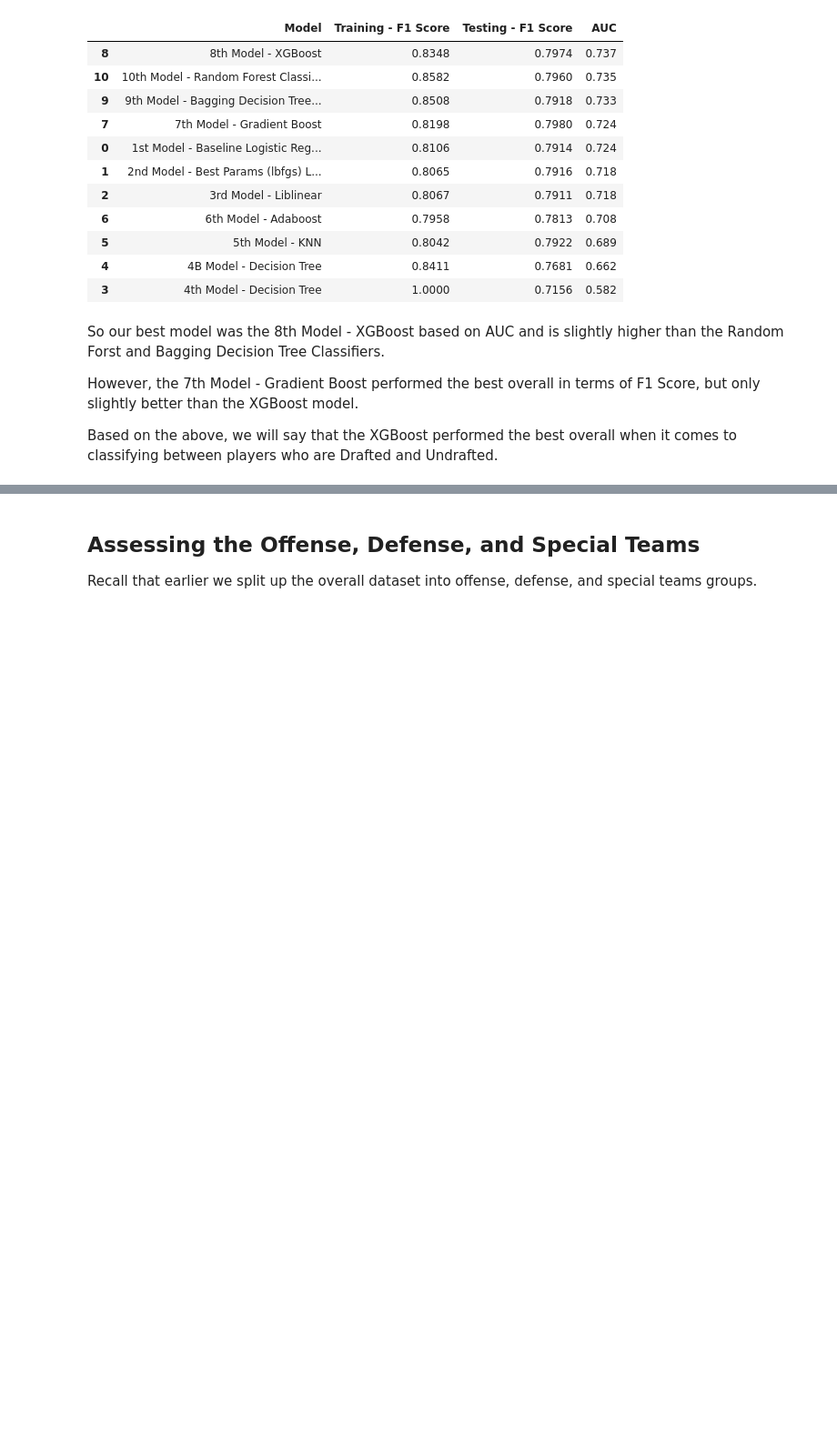
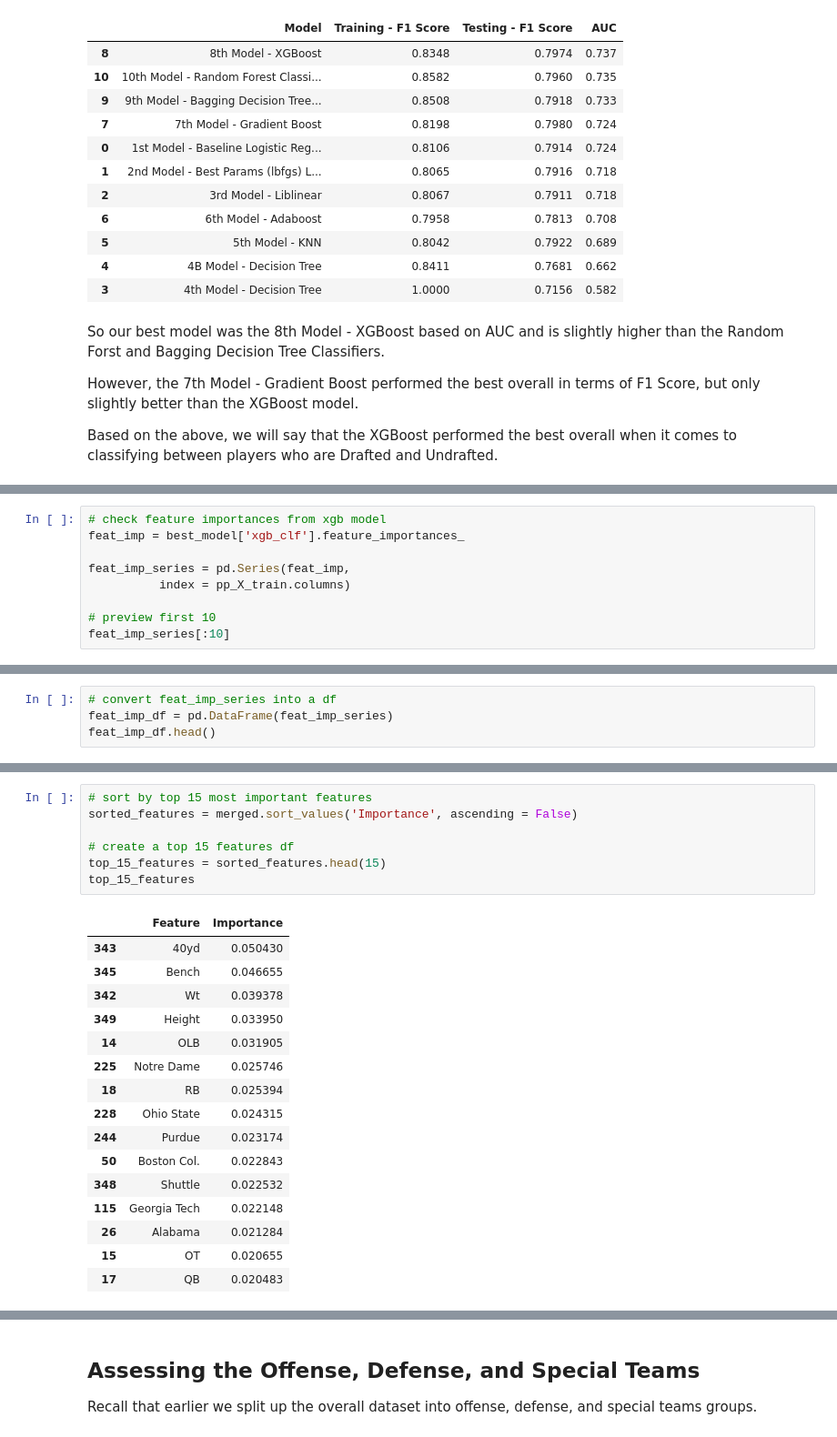
Before and after one commit to eric8395/NFL-Combine-Draft-Classification, a Jupyter notebook: NFL Combine Draft Classification.ipynb, the cells around one changed output, grey strips where cells are left out. Shown at 91% size. Drawn from its saved outputs; the diff is of its cells as text; blank space fills up the shorter version.

```diff
--- a/NFL Combine Draft Classification.ipynb
+++ b/NFL Combine Draft Classification.ipynb
@@ -1975,0 +2027,9 @@ Based on the above, we will say that the XGBoost performed the best overall when
+# %%
+# check feature importances from xgb model
+feat_imp = best_model['xgb_clf'].feature_importances_
+
+feat_imp_series = pd.Series(feat_imp,
+          index = pp_X_train.columns)
+
+# preview first 10
+feat_imp_series[:10]
@@ -1975,0 +2065,4 @@ Based on the above, we will say that the XGBoost performed the best overall when
+# %%
+# convert feat_imp_series into a df
+feat_imp_df = pd.DataFrame(feat_imp_series)
+feat_imp_df.head()
@@ -1975,0 +2090,24 @@ Based on the above, we will say that the XGBoost performed the best overall when
+# %%
+# sort by top 15 most important features
+sorted_features = merged.sort_values('Importance', ascending = False)
+
+# create a top 15 features df
+top_15_features = sorted_features.head(15)
+top_15_features
+# %% [output]
+|  | Feature | Importance |
+| 343 | 40yd | 0.050430 |
+| 345 | Bench | 0.046655 |
+| 342 | Wt | 0.039378 |
+| 349 | Height | 0.033950 |
+| 14 | OLB | 0.031905 |
+| 225 | Notre Dame | 0.025746 |
+| 18 | RB | 0.025394 |
+| 228 | Ohio State | 0.024315 |
+| 244 | Purdue | 0.023174 |
+| 50 | Boston Col. | 0.022843 |
+| 348 | Shuttle | 0.022532 |
+| 115 | Georgia Tech | 0.022148 |
+| 26 | Alabama | 0.021284 |
+| 15 | OT | 0.020655 |
+| 17 | QB | 0.020483 |
```
Also changed, not shown: parts of 36 cells of this notebook, 4 other files.
